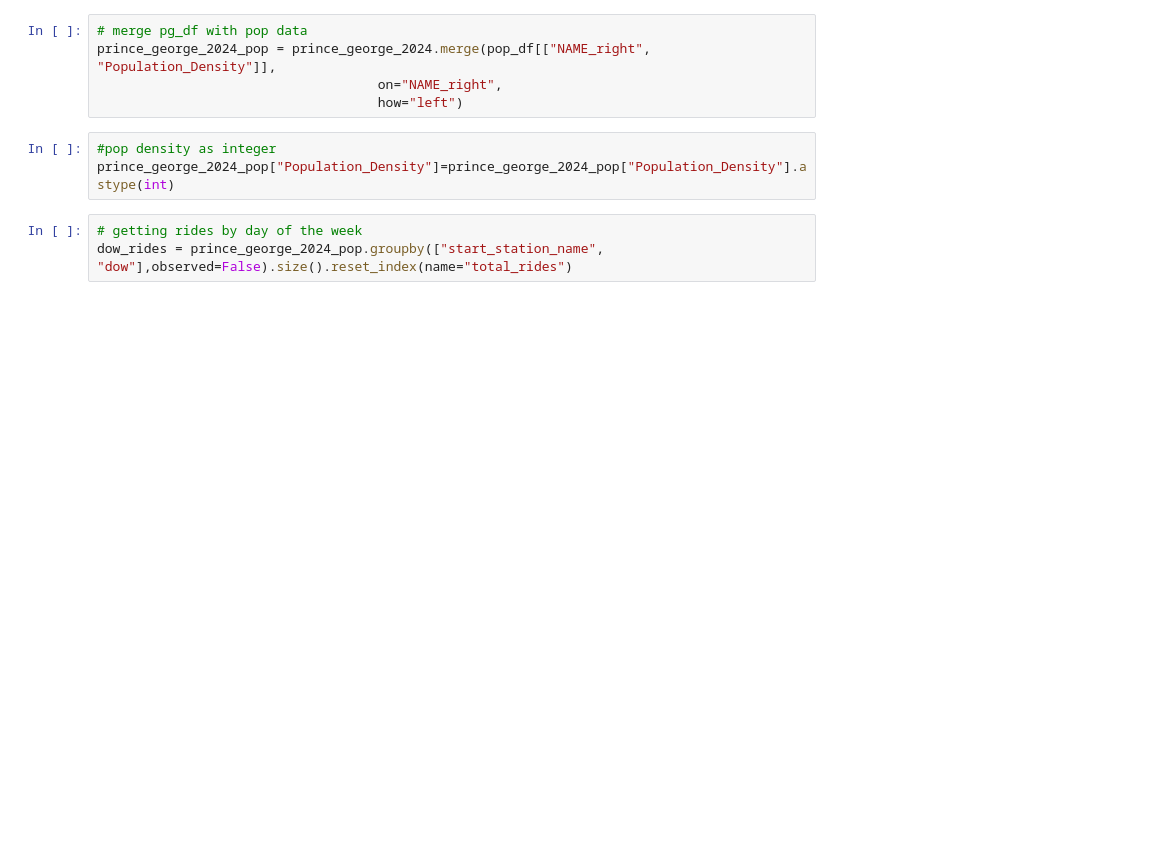
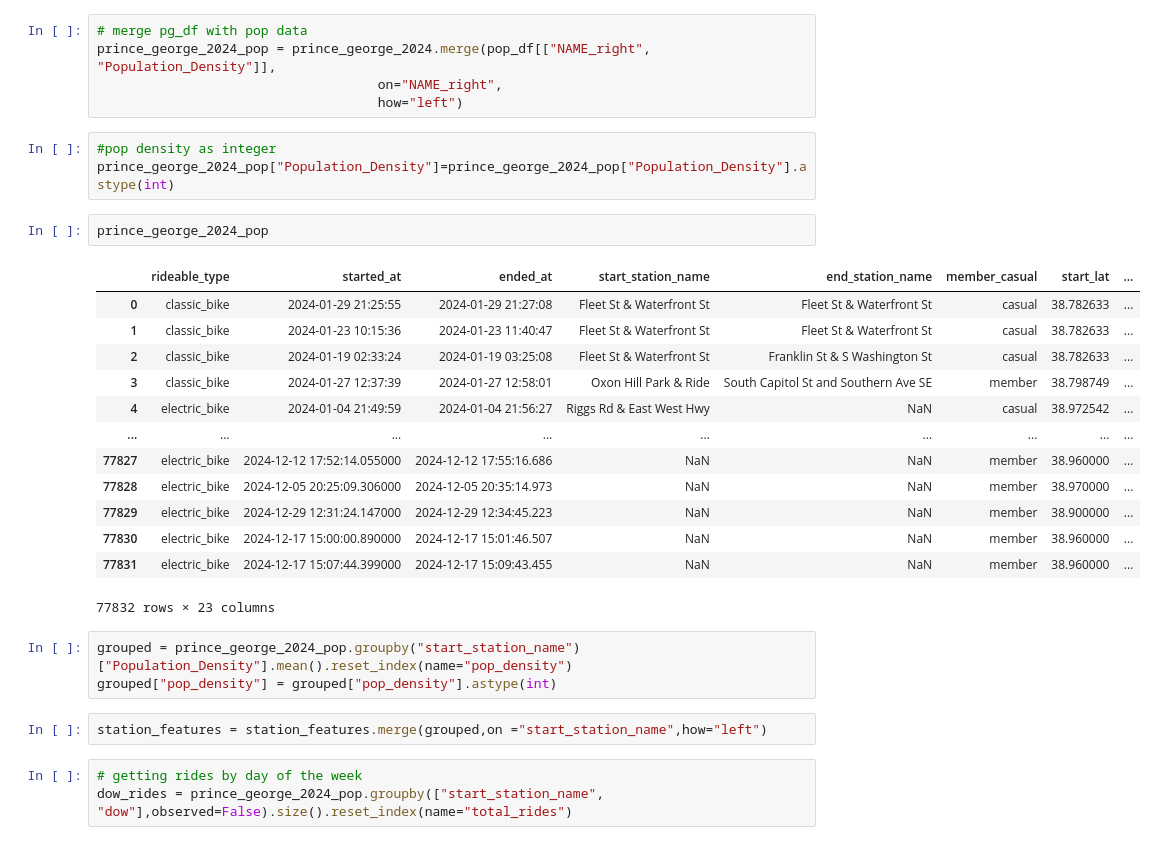
Before and after one commit to pabs-llama/projects, a Jupyter notebook: project_3_ capitalbikeshare/linear_regression_pg.ipynb, the cells around one changed output. Cells and saved outputs as stored; diff of their text form; blank space fills up the shorter version.

Commit message:
added pop density to the full_dt that is used for ML. Check if it gives a better result

```diff
--- a/project_3_ capitalbikeshare/linear_regression_pg.ipynb
+++ b/project_3_ capitalbikeshare/linear_regression_pg.ipynb
@@ -780,6 +780,27 @@ prince_george_2024_pop = prince_george_2024.merge(pop_df[["NAME_right", "Populat
 # %%
 #pop density as integer
 prince_george_2024_pop["Population_Density"]=prince_george_2024_pop["Population_Density"].astype(int)
+# %%
+prince_george_2024_pop
+# %% [output]
+|  | rideable_type | started_at | ended_at | start_station_name | end_station_name | member_casual | start_lat | ... |
+| 0 | classic_bike | 2024-01-29 21:25:55 | 2024-01-29 21:27:08 | Fleet St & Waterfront St | Fleet St & Waterfront St | casual | 38.782633 | ... |
+| 1 | classic_bike | 2024-01-23 10:15:36 | 2024-01-23 11:40:47 | Fleet St & Waterfront St | Fleet St & Waterfront St | casual | 38.782633 | ... |
+| 2 | classic_bike | 2024-01-19 02:33:24 | 2024-01-19 03:25:08 | Fleet St & Waterfront St | Franklin St & S Washington St | casual | 38.782633 | ... |
+| 3 | classic_bike | 2024-01-27 12:37:39 | 2024-01-27 12:58:01 | Oxon Hill Park & Ride | South Capitol St and Southern Ave SE | member | 38.798749 | ... |
+| 4 | electric_bike | 2024-01-04 21:49:59 | 2024-01-04 21:56:27 | Riggs Rd & East West Hwy | NaN | casual | 38.972542 | ... |
+| ... | ... | ... | ... | ... | ... | ... | ... | ... |
+| 77827 | electric_bike | 2024-12-12 17:52:14.055000 | 2024-12-12 17:55:16.686 | NaN | NaN | member | 38.960000 | ... |
+| 77828 | electric_bike | 2024-12-05 20:25:09.306000 | 2024-12-05 20:35:14.973 | NaN | NaN | member | 38.970000 | ... |
+| 77829 | electric_bike | 2024-12-29 12:31:24.147000 | 2024-12-29 12:34:45.223 | NaN | NaN | member | 38.900000 | ... |
+| 77830 | electric_bike | 2024-12-17 15:00:00.890000 | 2024-12-17 15:01:46.507 | NaN | NaN | member | 38.960000 | ... |
+| 77831 | electric_bike | 2024-12-17 15:07:44.399000 | 2024-12-17 15:09:43.455 | NaN | NaN | member | 38.960000 | ... |
+77832 rows × 23 columns
+# %%
+grouped = prince_george_2024_pop.groupby("start_station_name")["Population_Density"].mean().reset_index(name="pop_density")
+grouped["pop_density"] = grouped["pop_density"].astype(int)
+# %%
+station_features = station_features.merge(grouped,on ="start_station_name",how="left")
 # %%
 # getting rides by day of the week
 dow_rides = prince_george_2024_pop.groupby(["start_station_name", "dow"],observed=False).size().reset_index(name="total_rides")
```
Also changed, not shown: parts of 1 cell of this notebook.
